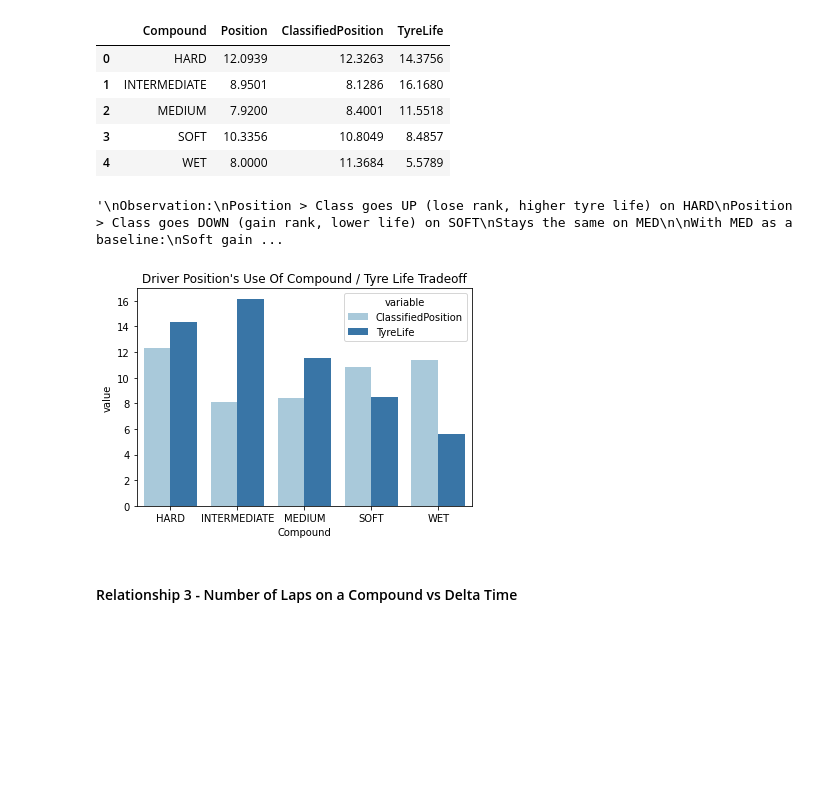
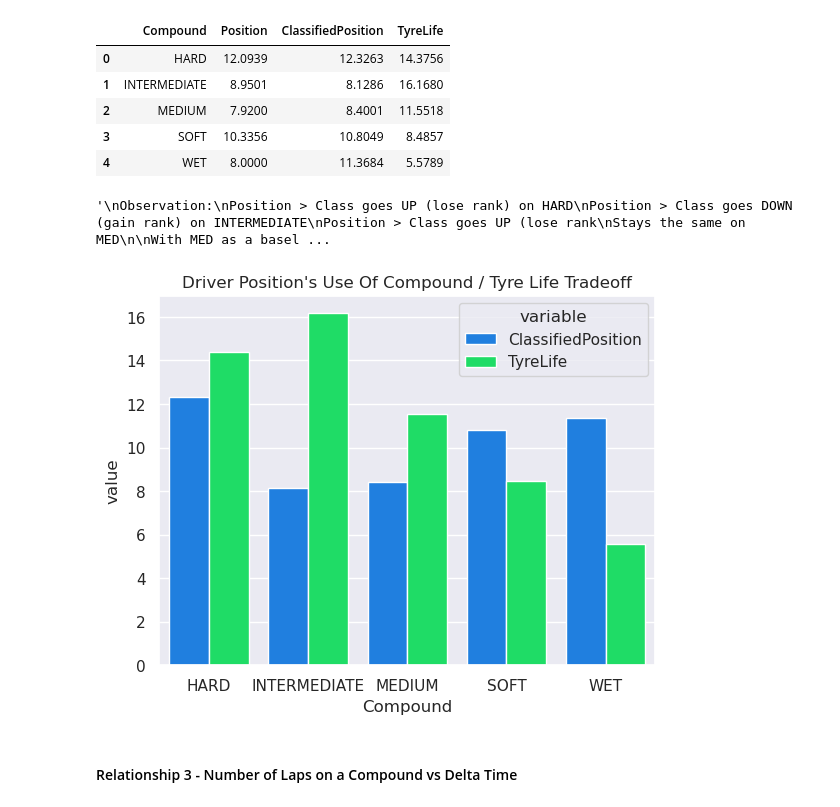
Before and after one commit to MyNameIsCalvinDavis/Data-Science, a Jupyter notebook: F1/F1.ipynb, the cells around one changed output. Cells and saved outputs as stored; diff of their text form; code cells hidden in the pictures; blank space fills up the shorter version.

```diff
--- a/F1/F1.ipynb
+++ b/F1/F1.ipynb
@@ -13,11 +15,15 @@ import matplotlib.pyplot as plt
 import matplotlib.gridspec as gridspec
 import numpy as np
 import seaborn as sns
+from seaborn import objects as so
 import matplotlib.transforms as mtrans
 from summary import summary_summary
 import datetime
 
 pd.set_option('display.float_format', lambda x: '%.4f' % x)
+
+sns.set_theme(palette="gist_ncar")
+# so.Plot.config.theme.update(palette="CMRmap")
 
 # Add the project root to sys.path
 notebook_dir = os.path.dirname(os.path.abspath('F1.ipynb'))
@@ -899,6 +886,7 @@ lapsg = laps_raw[laps_raw["Stint"] == 1].merge(results_raw[["EventName", "Abbrev
                                 left_on=["EventName", "Driver"], right_on=["EventName", "Abbreviation"])
 lapsg = lapsg[pd.to_numeric(lapsg['ClassifiedPosition'], errors='coerce').notnull()]
 lapsg["ClassifiedPosition"] = lapsg["ClassifiedPosition"].astype(int)
+lapsg = lapsg[["Compound", "Position", "ClassifiedPosition", "TyreLife"]]
 lapsg = lapsg.groupby("Compound").mean()[["Position", "ClassifiedPosition", "TyreLife"]].reset_index()
 lapsgg = lapsg.melt(id_vars=["Compound"], value_vars=["ClassifiedPosition", "TyreLife"])
 lapsg
@@ -912,8 +900,9 @@ lapsg
 # %%
 """
 Observation:
-Position > Class goes UP (lose rank, higher tyre life) on HARD
-Position > Class goes DOWN (gain rank, lower life) on SOFT
+Position > Class goes UP (lose rank) on HARD
+Position > Class goes DOWN (gain rank) on INTERMEDIATE
+Position > Class goes UP (lose rank
 Stays the same on MED
 
 With MED as a baseline:
@@ -921,23 +910,23 @@ Soft gains ~4.375 positions, loses ~2 laps of tyre life
 Hard loses ~2.3 positions, gains 6 laps of tyre life
 """
 # %% [output]
-'\nObservation:\nPosition > Class goes UP (lose rank, higher tyre life) on HARD\nPosition > Class goes DOWN (gain rank, lower life) on SOFT\nStays the same on MED\n\nWith MED as a baseline:\nSoft gain ...
+'\nObservation:\nPosition > Class goes UP (lose rank) on HARD\nPosition > Class goes DOWN (gain rank) on INTERMEDIATE\nPosition > Class goes UP (lose rank\nStays the same on MED\n\nWith MED as a basel ...
 # %%
 # Stolen from https://stackoverflow.com/questions/36271302/changing-color-scale-in-seaborn-bar-plot
 def colors_from_values(values, palette_name):
     # normalize the values to range [0, 1]
     normalized = (values - min(values)) / (max(values) - min(values))
     # convert to indices
     indices = np.round(normalized * (len(values) - 1)).astype(np.int32)
     # use the indices to get the colors
     palette = sns.color_palette(palette_name, len(values))
     return np.array(palette).take(indices, axis=0)
 
-
-g = sns.barplot(data=lapsgg, x="Compound", y="value", hue="variable", palette=colors_from_values(lapsgg["value"], "Blues_r"))
+# lapsgg = lapsgg.rename(columns={"value": "ClassifiedPosition"})
+g = sns.barplot(data=lapsgg, x="Compound", y="value", hue="variable")#, palette=colors_from_values(lapsgg["value"], "Blues_r"))
 g.set_title("Driver Position's Use Of Compound / Tyre Life Tradeoff");
 # %% [output]
-[figure, old version]
+[figure, new version]
 # %% [markdown]
 #### Relationship 3 - Number of Laps on a Compound vs Delta Time
 # %% [markdown]
```
Also changed, not shown: parts of 39 cells of this notebook.
